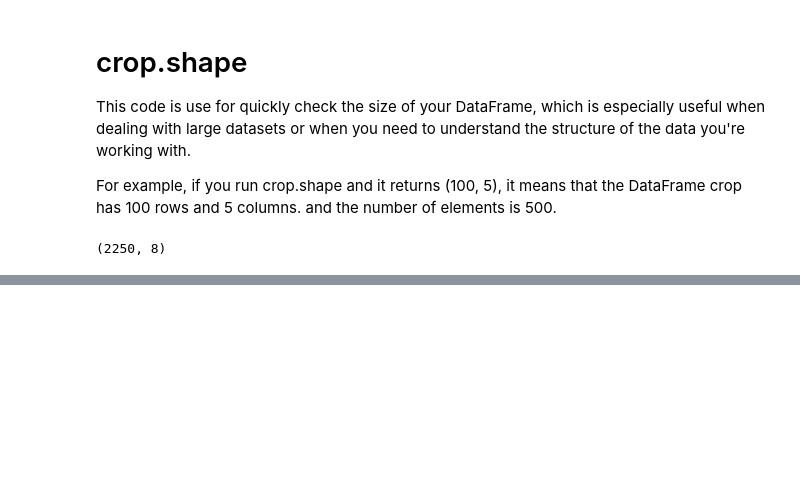
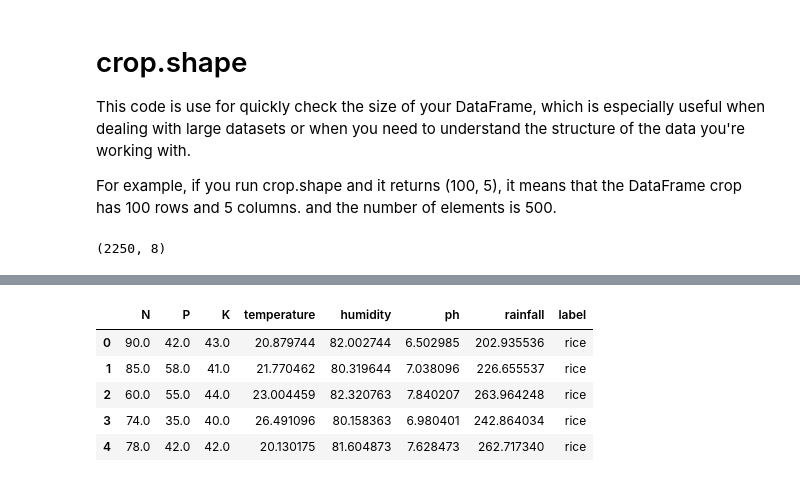
Before and after one commit to csubham2370/Crop-Classification-With-Recommendation-System-.ipynb-, a Jupyter notebook: Major_Project.ipynb, the cells around one changed output, grey strips where cells are left out. Cells and saved outputs as stored; diff of their text form; code cells hidden in the pictures; blank space fills up the shorter version.

```diff
--- a/Major_Project.ipynb
+++ b/Major_Project.ipynb
@@ -51,0 +76,9 @@ crop.shape
+# %%
+crop.head()
+# %% [output]
+|  | N | P | K | temperature | humidity | ph | rainfall | label |
+| 0 | 90.0 | 42.0 | 43.0 | 20.879744 | 82.002744 | 6.502985 | 202.935536 | rice |
+| 1 | 85.0 | 58.0 | 41.0 | 21.770462 | 80.319644 | 7.038096 | 226.655537 | rice |
+| 2 | 60.0 | 55.0 | 44.0 | 23.004459 | 82.320763 | 7.840207 | 263.964248 | rice |
+| 3 | 74.0 | 35.0 | 40.0 | 26.491096 | 80.158363 | 6.980401 | 242.864034 | rice |
+| 4 | 78.0 | 42.0 | 42.0 | 20.130175 | 81.604873 | 7.628473 | 262.717340 | rice |
```
Also changed, not shown: parts of 21 cells of this notebook.
